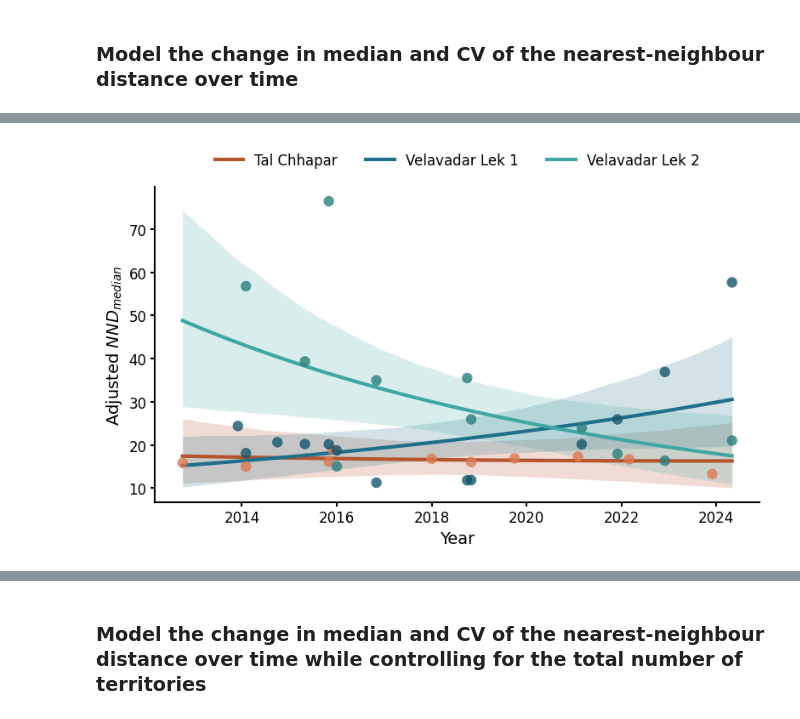
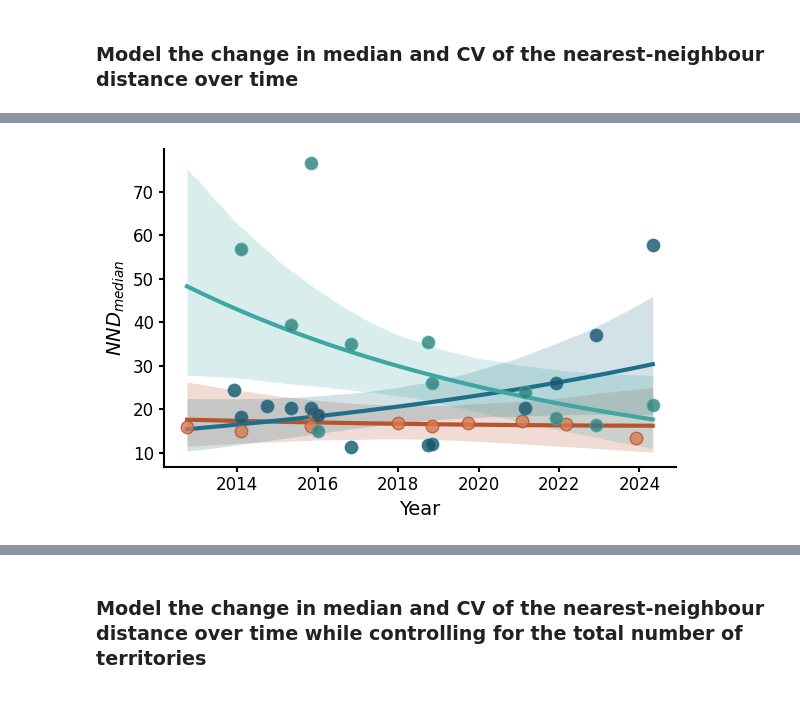
Before and after one commit to ruthviksp/territory_geometry, a Jupyter notebook: model_nnd_metrics.ipynb, the cells around one changed output, grey strips where cells are left out. Drawn from its saved outputs; the diff is of its cells as text; code cells hidden in the pictures.

Commit message:
updated figures

```diff
--- a/model_nnd_metrics.ipynb
+++ b/model_nnd_metrics.ipynb
@@ -274,6 +274,6 @@ Messages received during sampling:
 # %%
 ## Plot the change in NND with time while controlling for the number of territories
-fig, ax = plt.subplots(figsize=(8, 5))
+fig, ax = plt.subplots(figsize=(6, 4))
 
 for lek in lek_labels:
     df_lek = df[df['lek_id'] == lek].copy()
@@ -290,7 +290,7 @@ for lek in lek_labels:
     ax.fill_between(date_grid, y_lower, y_upper, color=fill_cols.get(lek), alpha=0.2, linewidth=0)
 
     # Add scatter to the plot
-    ax.scatter(df_lek['date'], df_lek['nnd_median'], s=80, color=point_cols.get(lek), edgecolor='none', alpha=0.8, zorder=4)
+    ax.scatter(df_lek['date'], df_lek['nnd_median'], s=80, color=point_cols.get(lek), edgecolor=fill_cols.get(lek), alpha=0.8, zorder=4)
 
     ax.spines['top'].set_visible(False)
     ax.spines['right'].set_visible(False)
@@ -299,9 +299,8 @@ for lek in lek_labels:
     ax.tick_params(axis='both', which='major', labelsize=12, width=1.5)
 
     ax.set_xlabel('Year', fontsize=14)
-    ax.set_ylabel('Adjusted $NND_{median}$', fontsize=14)
+    ax.set_ylabel('$NND_{median}$', fontsize=14)
 
-    ax.legend(frameon=False, fontsize=12, ncol=3, loc='upper center', bbox_to_anchor=(0.5, 1.15))
     plt.tight_layout()
     plt.savefig(out_dir/'mod_nnd_median.png', dpi=300, bbox_inches='tight')
 # %% [output]
@@ -308,4 +312,4 @@ for lek in lek_labels:
-[figure, old version]
+[figure, new version]
 # %%
 ## 2) Change in CV of the NND over time
 nnd_mod = """
```
Also changed, not shown: parts of 14 cells of this notebook, 18 other files.
